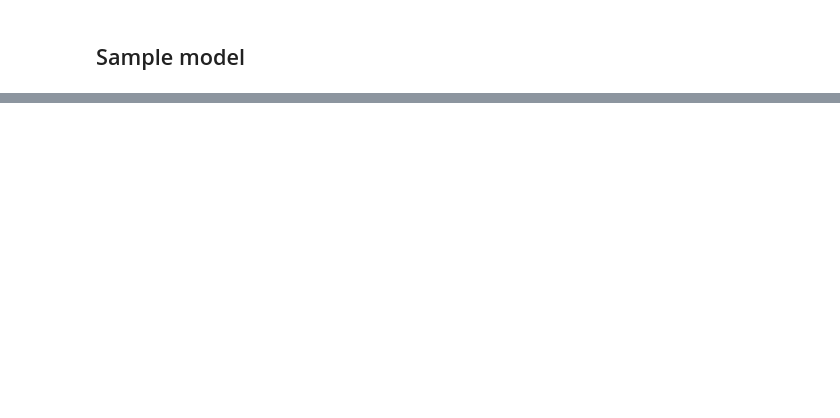
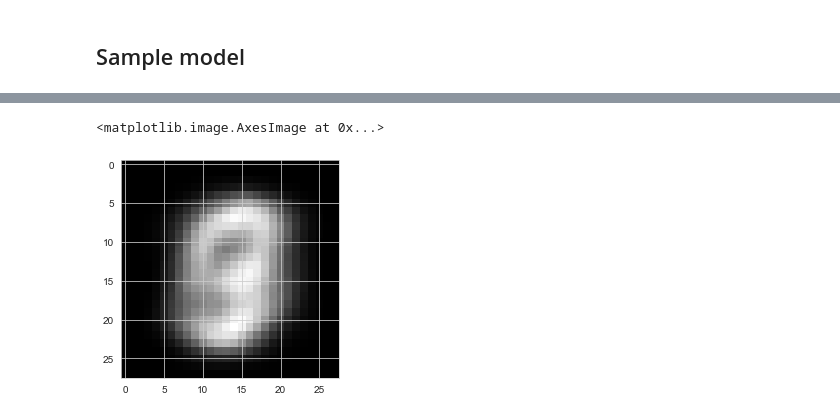
Before and after one commit to EnriqueNueve/TF_Toolbox, a Jupyter notebook: VAE_Flow_2.5.0/vae_flow.ipynb, the cells around one changed output, grey strips where cells are left out. Cells and saved outputs as stored; diff of their text form; code cells hidden in the pictures; blank space fills up the shorter version.

```diff
--- a/VAE_Flow_2.5.0/vae_flow.ipynb
+++ b/VAE_Flow_2.5.0/vae_flow.ipynb
@@ -114,7 +334,18 @@ class RadialFlow(layers.Layer):
 # %% [markdown]
 ## Fit model
+# %%
+INPUT_DIM = 784
+CODING_SIZE = 120
+N_FLOW_STEPS = 10
 # %%
-model = getModel(10)
-zh, log_det = model(np.random.uniform(0,1,(1,10)))
-print(zh.shape)
-print(log_det.shape)
+lr_schedule = keras.optimizers.schedules.ExponentialDecay(
+    initial_learning_rate=1e-4,
+    decay_steps=10000,
+    decay_rate=0.9)
+opt = keras.optimizers.Adam(learning_rate=lr_schedule)
+
+model = VaeFlow(INPUT_DIM,CODING_SIZE,N_FLOW_STEPS)
+#model.compile(optimizer=opt,run_eagerly=True)
+model.compile(optimizer=opt)
+# %%
+history = model.fit(X_test, X_test, epochs=30, batch_size=32)
@@ -128,0 +386,6 @@ def getModel(dim):
+# %%
+mix_A_B = model.interpolate(A[np.newaxis,...],B[np.newaxis,...]).numpy()
+plt.imshow(mix_A_B.reshape(28,28),cmap='gray')
+# %% [output]
+<matplotlib.image.AxesImage at 0x...>
+[figure, added]
```
Also changed, not shown: parts of 15 cells of this notebook.
